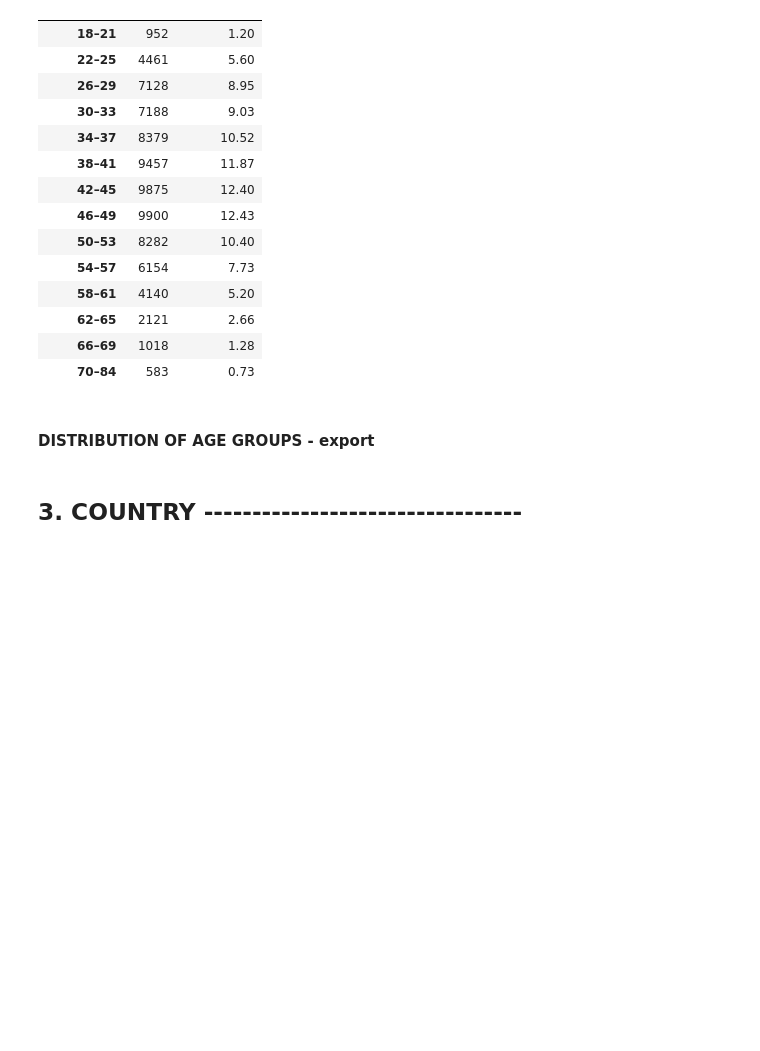
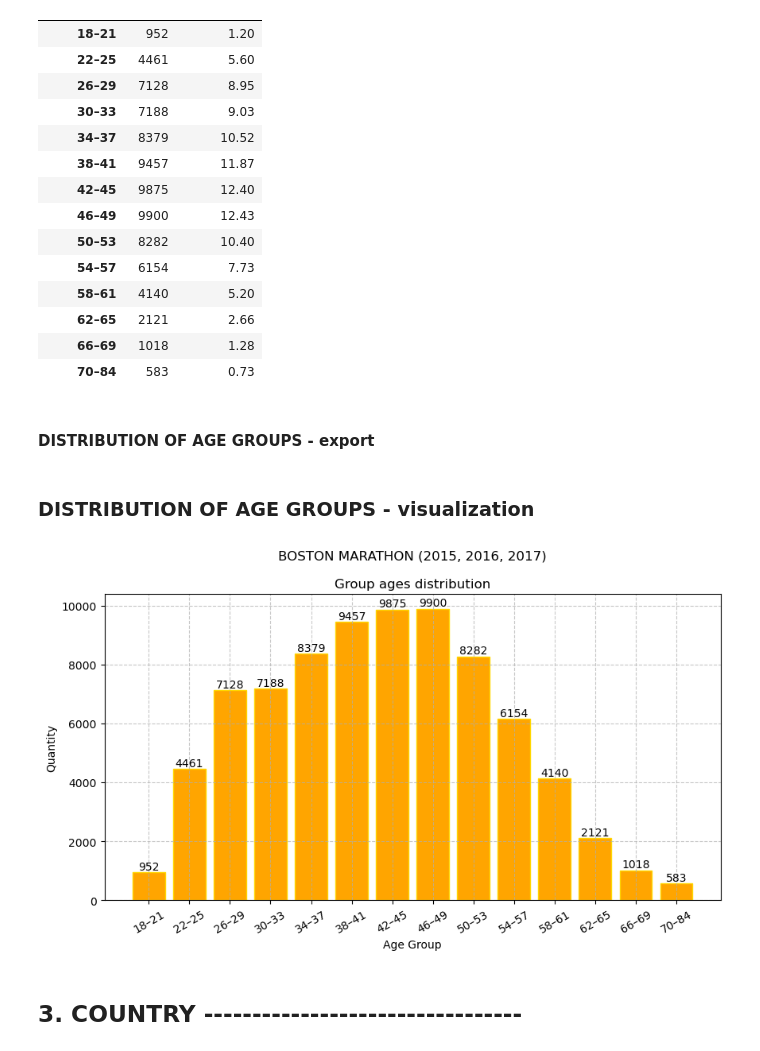
Before and after one commit to chambers29/boston_marathons, a Jupyter notebook: boston_3.ipynb, the cells around one changed output. Cells and saved outputs as stored; diff of their text form; code cells hidden in the pictures; blank space fills up the shorter version.

```diff
--- a/boston_3.ipynb
+++ b/boston_3.ipynb
@@ -120,6 +141,23 @@ df_age_groups_dist
 #### DISTRIBUTION OF AGE GROUPS - export
 # %%
 df_age_groups_dist.to_csv('./export/age_groups_dist.csv')
+# %% [markdown]
+### DISTRIBUTION OF AGE GROUPS - visualization
+# %%
+plt.figure(figsize=(10,5))
+
+for bar in plt.bar(df_age_groups_dist.index, df_age_groups_dist['count'], color='orange', edgecolor='gold'):
+    height = bar.get_height()
+    plt.text(bar.get_x() + bar.get_width()/2, height, str(height), ha='center', va='bottom')
+
+plt.grid(True, linestyle='--', alpha=0.7)
+plt.xticks(rotation=30)
+plt.xlabel('Age Group')
+plt.ylabel('Quantity')
+plt.title('BOSTON MARATHON (2015, 2016, 2017)\n\nGroup ages distribution')
+plt.show()
+# %% [output]
+[figure, added]
 # %% [markdown]
 ## 3. COUNTRY ---------------------------------
 # %%
```
Also changed, not shown: parts of 10 cells of this notebook.
